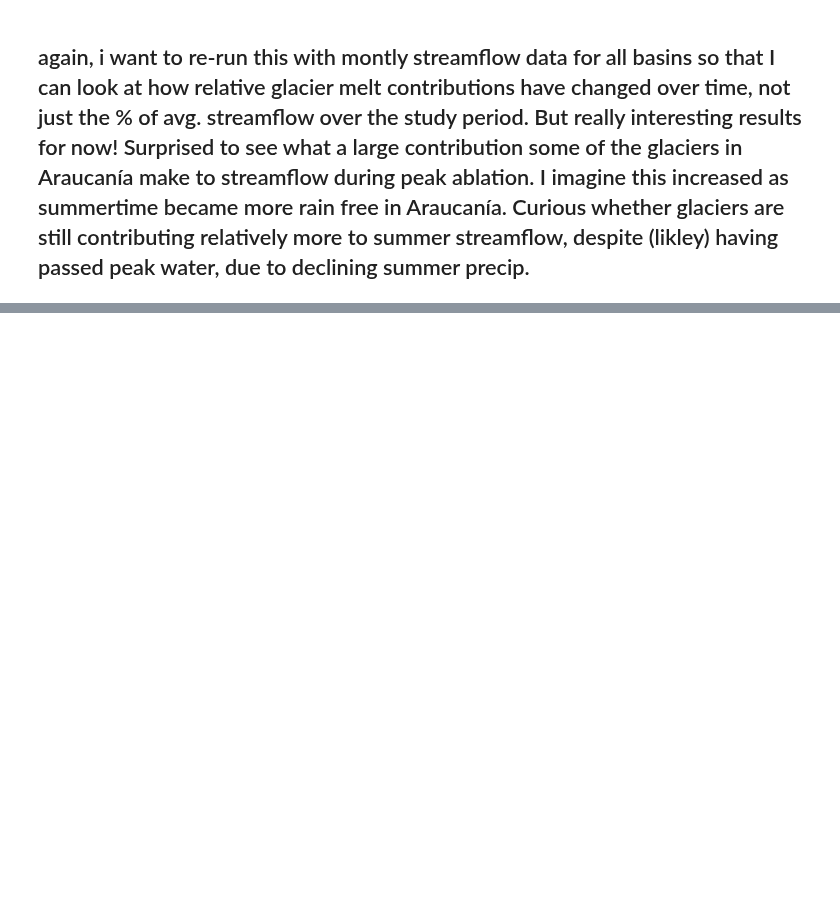
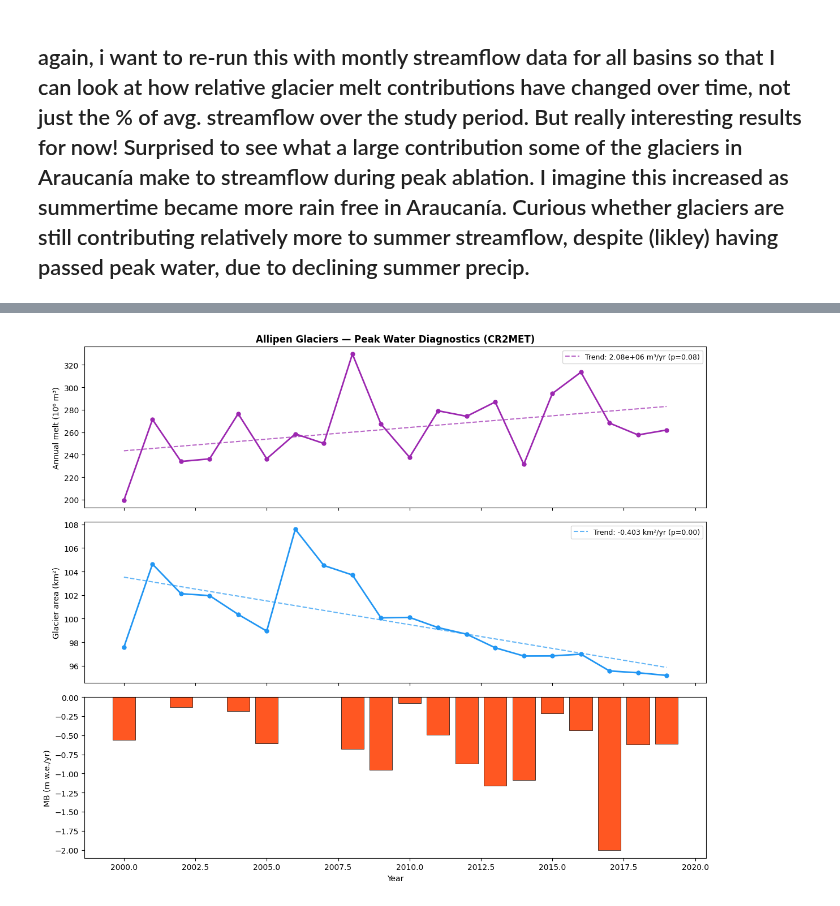
Before and after one commit to millie-spencer/OGGM_CR2_Chile, a Jupyter notebook: mb_by_basin.ipynb, the cells around one changed output, grey strips where cells are left out. Drawn from its saved outputs; the diff is of its cells as text; code cells hidden in the pictures; blank space fills up the shorter version.

```diff
--- a/mb_by_basin.ipynb
+++ b/mb_by_basin.ipynb
@@ -923,3 +1621,102 @@ Rank  Basin  Name                         Lat   February     Annual
 22    103    Rio Bueno                  -40.3°        0.6%        0.1%
 # %% [markdown]
 ## again, i want to re-run this with montly streamflow data for all basins so that I can look at how relative glacier melt contributions have changed over time, not just the % of avg. streamflow over the study period. But really interesting results for now! Surprised to see what a large contribution some of the glaciers in Araucanía make to streamflow during peak ablation. I imagine this increased as summertime became more rain free in Araucanía. Curious whether glaciers are still contributing relatively more to summer streamflow, despite (likley) having passed peak water, due to declining summer precip.
+# %%
+"""Cell 7b: Extract Allipen basin outputs (BNA 91 + 94) for peak water analysis"""
+
+out_91 = extract_basin_outputs(91,  rgi, nc_datasets)
+out_94 = extract_basin_outputs(94,  rgi, nc_datasets)
+
+# Combined MB for Allipen
+dwater_91  = out_91['dwater_ann']
+dwater_94  = out_94['dwater_ann']
+area_91    = out_91['area_series']
+area_94    = out_94['area_series']
+
+area_mean_allipen = (area_91 + area_94).loc[2000:2019].mean()
+dvol_allipen      = (out_91['dwater_ann'] + out_94['dwater_ann'])
+
+mb_allipen = (dvol_allipen * (WATER_DENSITY / ICE_DENSITY) /
+              area_mean_allipen * -1)
+mb_allipen = mb_allipen.loc[2000:2019]
+
+print(f'out_91: {out_91["n_glaciers"]} glaciers, '
+      f'{out_91["glacier_area_km2"]:.1f} km²')
+print(f'out_94: {out_94["n_glaciers"]} glaciers, '
+      f'{out_94["glacier_area_km2"]:.1f} km²')
+print(f'mb_allipen defined: {mb_allipen.index[0]}–{mb_allipen.index[-1]}')
+
+"""Check for peak water signal in Allipen glaciers (BNA 91 + 94)"""
+
+# Annual melt volume for Allipen combined
+melt_allipen = (out_91['melt_monthly'] + out_94['melt_monthly'])
+melt_ann = melt_allipen.resample('YE').sum()
+melt_ann.index = melt_ann.index.year
+melt_ann = melt_ann.loc[2000:2019]
+
+# Annual glacier area
+area_allipen = (out_91['area_series'] + out_94['area_series']) / 1e6  # km²
+area_ann = area_allipen.loc[2000:2019]
+
+# Annual MB
+mb_ann = mb_allipen.loc[2000:2019]
+
+# Print timeseries
+print('Year  Melt (m³)    Area (km²)   MB (m w.e.)')
+print('-' * 50)
+for yr in range(2000, 2020):
+    if yr in melt_ann.index and yr in area_ann.index:
+        print(f'{yr}  {melt_ann[yr]:.2e}   {area_ann[yr]:.2f}      '
+              f'{mb_ann[yr] if yr in mb_ann.index else float("nan"):.3f}')
+
+# Check trend in melt volume
+from scipy.stats import linregress
+slope, intercept, r, p, se = linregress(
+    melt_ann.index, melt_ann.values)
+print(f'\nMelt volume trend: {slope:.2e} m³/yr  (p={p:.3f})')
+print(f'  → {"INCREASING" if slope > 0 else "DECREASING"} '
+      f'{"(significant)" if p < 0.05 else "(not significant)"}')
+
+# Area trend
+slope_a, _, _, p_a, _ = linregress(area_ann.index, area_ann.values)
+print(f'Area trend:        {slope_a:.3f} km²/yr  (p={p_a:.3f})')
+print(f'  → {"INCREASING" if slope_a > 0 else "DECREASING"} '
+      f'{"(significant)" if p_a < 0.05 else "(not significant)"}')
+
+# Plot
+fig, axes = plt.subplots(3, 1, figsize=(12, 10), sharex=True)
+
+axes[0].plot(melt_ann.index, melt_ann.values / 1e6, '-o',
+             color=C_MELT, linewidth=2, markersize=5)
+axes[0].set_ylabel('Annual melt (10⁶ m³)', fontsize=10)
+axes[0].set_title('Allipen Glaciers — Peak Water Diagnostics (CR2MET)',
+                  fontsize=12, fontweight='bold')
+
+# Add trend line to melt
+trend_melt = slope * melt_ann.index + intercept
+axes[0].plot(melt_ann.index, trend_melt / 1e6, '--',
+             color=C_MELT, linewidth=1.5, alpha=0.7,
+             label=f'Trend: {slope:.2e} m³/yr (p={p:.2f})')
+axes[0].legend(fontsize=9)
+
+axes[1].plot(area_ann.index, area_ann.values, '-o',
+             color=C_Q, linewidth=2, markersize=5)
+trend_area = slope_a * area_ann.index + (area_ann.mean() - slope_a * np.array(area_ann.index).mean())
+axes[1].plot(area_ann.index, trend_area, '--',
+             color=C_Q, linewidth=1.5, alpha=0.7,
+             label=f'Trend: {slope_a:.3f} km²/yr (p={p_a:.2f})')
+axes[1].set_ylabel('Glacier area (km²)', fontsize=10)
+axes[1].legend(fontsize=9)
+
+axes[2].bar(mb_ann.index, mb_ann.values,
+            color=[C_IMBAL if v < 0 else C_Q for v in mb_ann.values],
+            edgecolor='black', linewidth=0.5)
+axes[2].axhline(0, color='black', linewidth=0.8)
+axes[2].set_ylabel('MB (m w.e./yr)', fontsize=10)
+axes[2].set_xlabel('Year', fontsize=10)
+
+plt.tight_layout()
+plt.savefig('/Users/milliespencer/Desktop/CR2_OGGM_Paper/Allipen_peak_water.png',
+            dpi=300, bbox_inches='tight')
+plt.show()
+# %% [output]
@@ -926,3 +1740,4 @@ Rank  Basin  Name                         Lat   February     Annual
+[figure, added]
 # %%
 """Cell 8: Peak water diagnostic for Allipen (BNA 91 + 94)
    Combines melt/Q ratio (core peak water metric) with area and MB context
```
Also changed, not shown: parts of 21 cells of this notebook.
